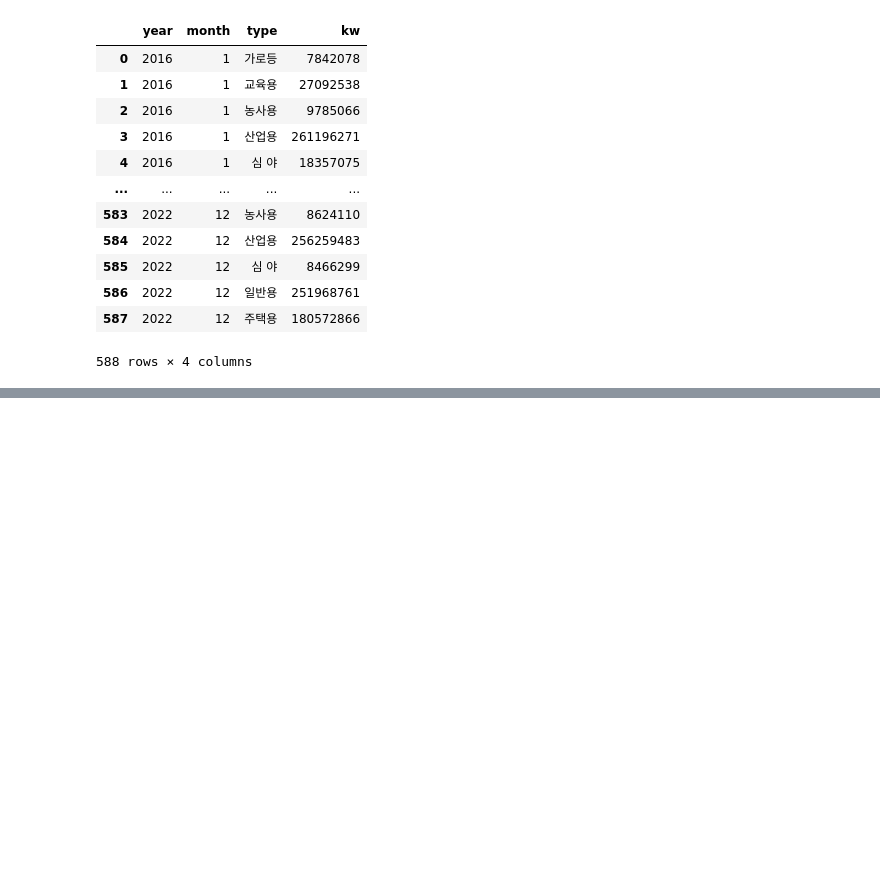
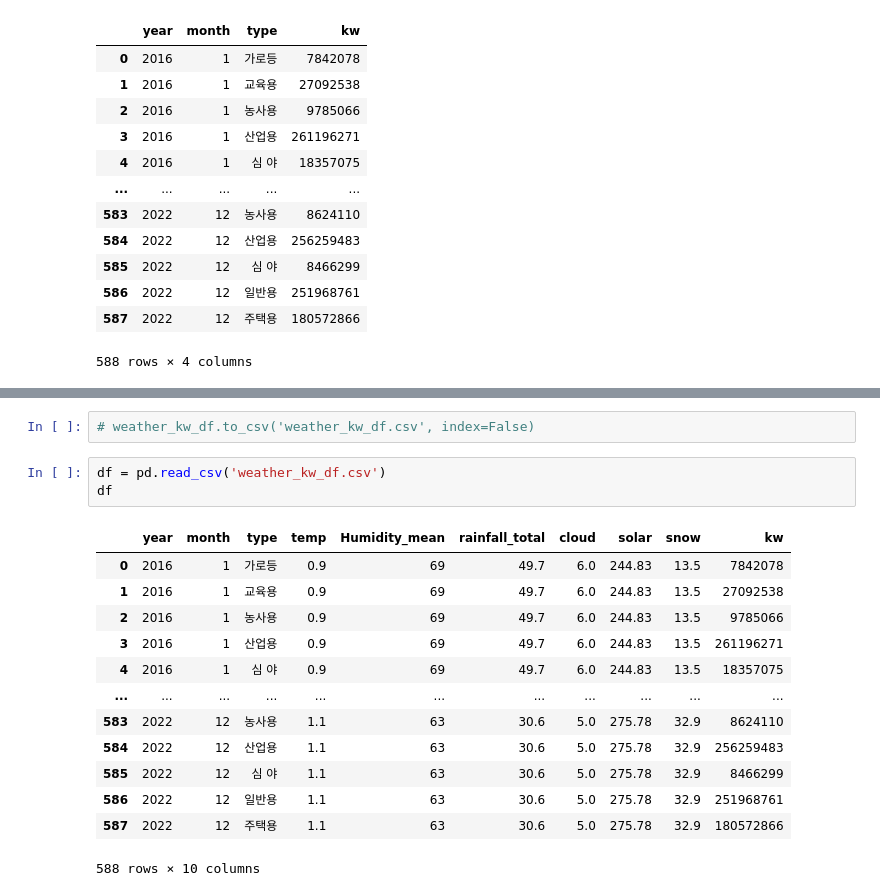
Before and after one commit to ThatHomr/Project_3, a Jupyter notebook: psj_reference/elec_16_22.ipynb, the cells around one changed output, grey strips where cells are left out. Saved outputs shown, nothing was run; the diff lists cells and outputs as text; blank space fills up the shorter version.

```diff
--- a/psj_reference/elec_16_22.ipynb
+++ b/psj_reference/elec_16_22.ipynb
@@ -177,0 +233,19 @@ df
+# %%
+# weather_kw_df.to_csv('weather_kw_df.csv', index=False)
+# %%
+df = pd.read_csv('weather_kw_df.csv')
+df
+# %% [output]
+|  | year | month | type | temp | Humidity_mean | rainfall_total | cloud | solar | snow | kw |
+| 0 | 2016 | 1 | 가로등 | 0.9 | 69 | 49.7 | 6.0 | 244.83 | 13.5 | 7842078 |
+| 1 | 2016 | 1 | 교육용 | 0.9 | 69 | 49.7 | 6.0 | 244.83 | 13.5 | 27092538 |
+| 2 | 2016 | 1 | 농사용 | 0.9 | 69 | 49.7 | 6.0 | 244.83 | 13.5 | 9785066 |
+| 3 | 2016 | 1 | 산업용 | 0.9 | 69 | 49.7 | 6.0 | 244.83 | 13.5 | 261196271 |
+| 4 | 2016 | 1 | 심 야 | 0.9 | 69 | 49.7 | 6.0 | 244.83 | 13.5 | 18357075 |
+| ... | ... | ... | ... | ... | ... | ... | ... | ... | ... | ... |
+| 583 | 2022 | 12 | 농사용 | 1.1 | 63 | 30.6 | 5.0 | 275.78 | 32.9 | 8624110 |
+| 584 | 2022 | 12 | 산업용 | 1.1 | 63 | 30.6 | 5.0 | 275.78 | 32.9 | 256259483 |
+| 585 | 2022 | 12 | 심 야 | 1.1 | 63 | 30.6 | 5.0 | 275.78 | 32.9 | 8466299 |
+| 586 | 2022 | 12 | 일반용 | 1.1 | 63 | 30.6 | 5.0 | 275.78 | 32.9 | 251968761 |
+| 587 | 2022 | 12 | 주택용 | 1.1 | 63 | 30.6 | 5.0 | 275.78 | 32.9 | 180572866 |
+588 rows × 10 columns
```
Also changed, not shown: parts of 16 cells of this notebook, 2 other files.
